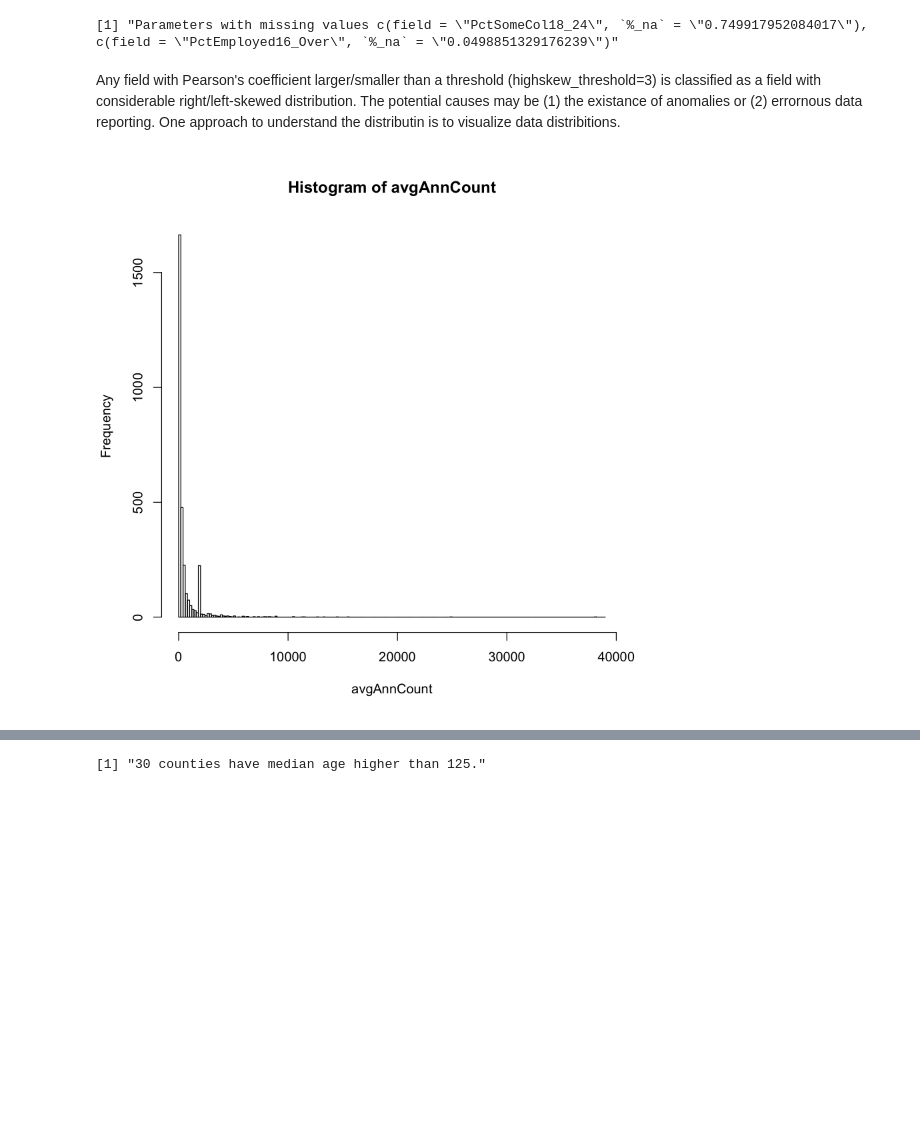
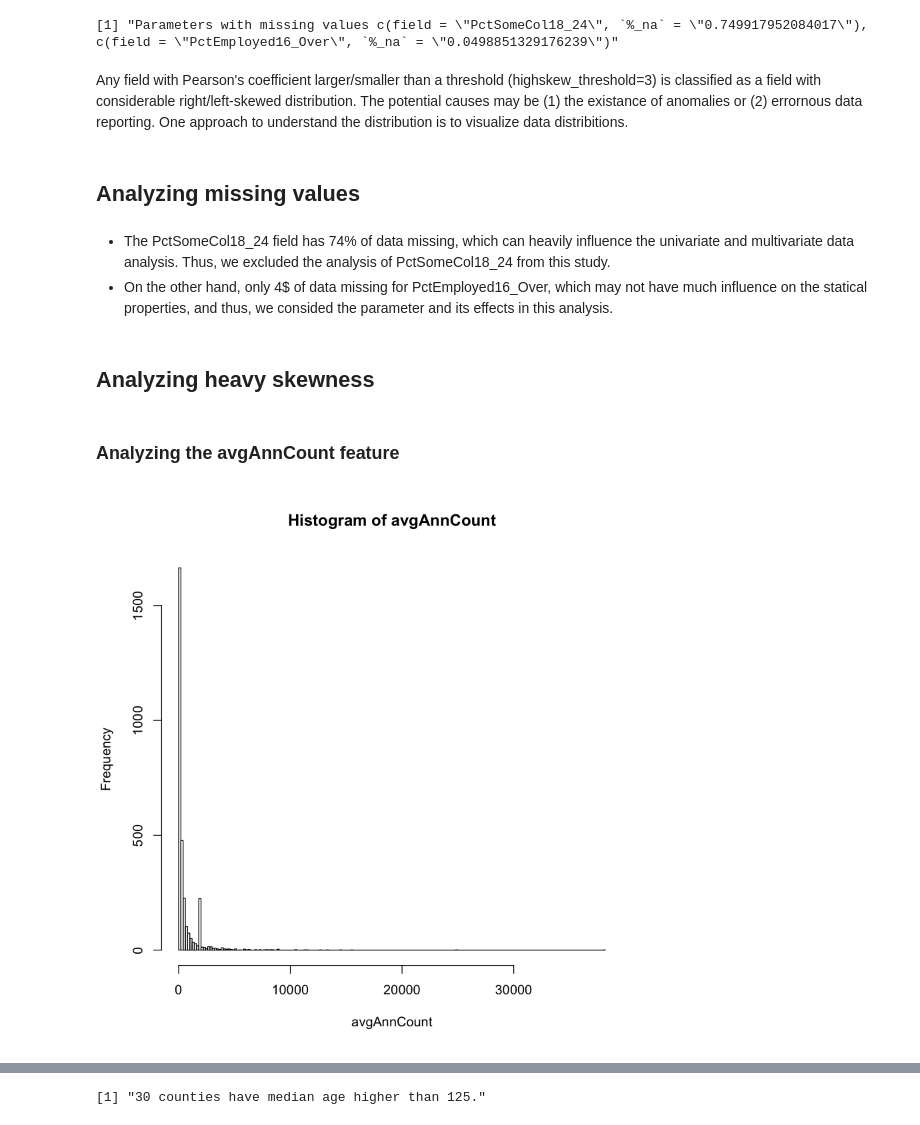
Before and after one commit to dr-patel-an/exploratory_analysis, a Jupyter notebook: Project1_w203_Ankitkumar_Patel.ipynb, the cells around one changed output, grey strips where cells are left out. Drawn from its saved outputs; the diff is of its cells as text; code cells hidden in the pictures; blank space fills up the shorter version.

Commit message:
Finishing univariate analysus

```diff
--- a/Project1_w203_Ankitkumar_Patel.ipynb
+++ b/Project1_w203_Ankitkumar_Patel.ipynb
@@ -62,11 +64,20 @@ paste("Parameters with missing values", paste(field_na, collapse=", "))
 [1] "Parameters with high skew values c(field = \"avgAnnCount\", skew = \"10.6699469231418\"), c(field = \"MedianAge\", skew = \"9.98011048305904\"), c(field = \"AvgHouseholdSize\", skew = \"-3.377659 ...
 [1] "Parameters with missing values c(field = \"PctSomeCol18_24\", `%_na` = \"0.749917952084017\"), c(field = \"PctEmployed16_Over\", `%_na` = \"0.0498851329176239\")"
 # %% [markdown]
-Any field with Pearson's coefficient larger/smaller than a threshold (highskew_threshold=3) is classified as a field with considerable right/left-skewed distribution. The potential causes may be (1) the existance of anomalies or (2) errornous data reporting. One approach to understand the distributin is to visualize data distribitions.
+Any field with Pearson's coefficient larger/smaller than a threshold (highskew_threshold=3) is classified as a field with considerable right/left-skewed distribution. The potential causes may be (1) the existance of anomalies or (2) errornous data reporting. One approach to understand the distribution is to visualize data distribitions.
+# %% [markdown]
+## Analyzing missing values
+# %% [markdown]
+* The PctSomeCol18_24 field has 74\% of data missing, which can heavily influence the univariate and multivariate data analysis. Thus, we excluded the analysis of PctSomeCol18_24 from this study.
+* On the other hand, only 4$ of data missing for PctEmployed16_Over, which may not have much influence on the statical properties, and thus, we consided the parameter and its effects in this analysis.
+# %% [markdown]
+## Analyzing heavy skewness
+# %% [markdown]
+### Analyzing the avgAnnCount feature
 # %%
-hist(cancer$avgAnnCount, breaks=seq(0, 39000, by=200), main="Histogram of avgAnnCount", xlab="avgAnnCount", ylab='Frequency')
+hist(cancer$avgAnnCount, breaks=200, main="Histogram of avgAnnCount", xlab="avgAnnCount", ylab='Frequency')
 # %% [output]
-[figure, old version]
+[figure, new version]
 # %%
 paste(length(filter(cancer, avgAnnCount >= 1962 & avgAnnCount < 1963)[['Geography']]), "counties are found with identical value of avgAnnCount, 1962.668")
 # %% [output]
```
Also changed, not shown: parts of 43 cells of this notebook.
